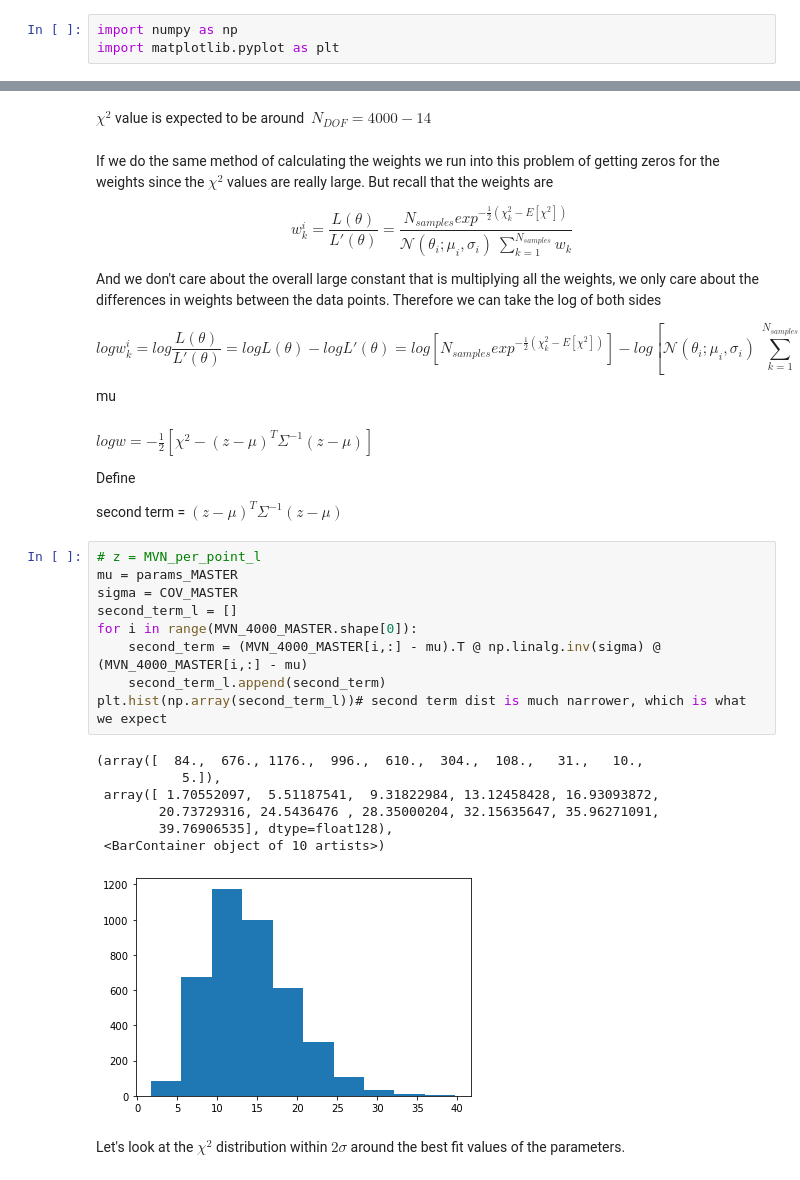
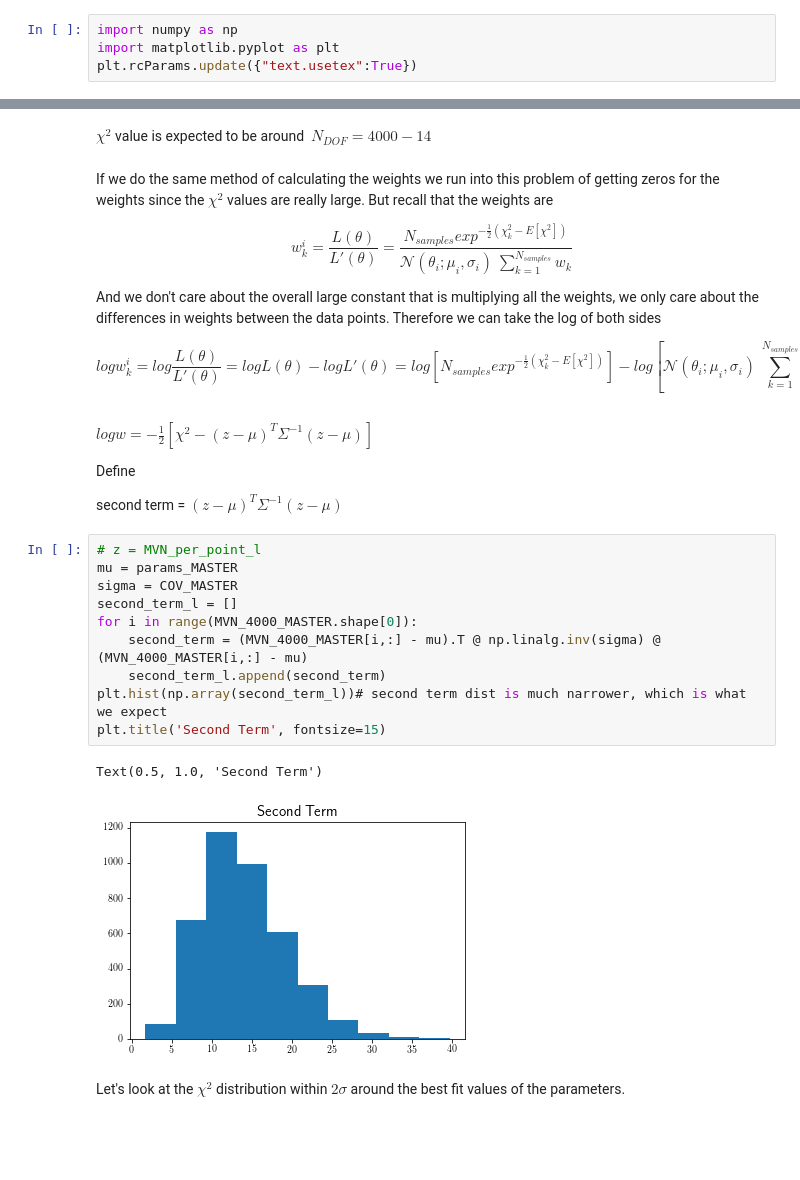
Before and after one commit to AliAlkadhim/PDF_Uncertainty, a Jupyter notebook: master_version/local/ALL_DATA_25k/Reweighting_2.ipynb, the cells around one changed output, grey strips where cells are left out. Saved outputs shown, nothing was run; the diff lists cells and outputs as text; blank space fills up the shorter version.

```diff
--- a/master_version/local/ALL_DATA_25k/Reweighting_2.ipynb
+++ b/master_version/local/ALL_DATA_25k/Reweighting_2.ipynb
@@ -1,6 +1,7 @@
 # %%
 import numpy as np
 import matplotlib.pyplot as plt
+plt.rcParams.update({"text.usetex":True})
 # %%
 MVN_4000_MASTER = np.load('/home/ali/Desktop/Pulled_Github_Repositories/NNPDF_Uncertainty/master_version/samples/MVN_4000_MASTER.npy')
 MVN_4000_MASTER, MVN_4000_MASTER.shape
@@ -119,7 +122,7 @@ $$w_k^i = \frac{L(\theta)}{L'(\theta)} = \frac{N_{samples} exp^{-\frac{1}{2} (\c
 
 And we don't care about the overall large constant that is multiplying all the weights, we only care about the differences in weights between the data points. Therefore we can take the log of both sides
 
-$$log w_k^i = log \frac{L(\theta)}{L'(\theta)} = log L(\theta) - log L'(\theta) = log [N_{samples} exp^{-\frac{1}{2} (\chi_k ^2 - E[\chi^2])} ] - log[ \mathcal{N}(\theta_i;\mu_i, \sigma_i) \ \sum_{k=1}^{N_{samples}} w_k] \ \ \ \ \ \ (1)$$mu
+$$log w_k^i = log \frac{L(\theta)}{L'(\theta)} = log L(\theta) - log L'(\theta) = log [N_{samples} exp^{-\frac{1}{2} (\chi_k ^2 - E[\chi^2])} ] - log[ \mathcal{N}(\theta_i;\mu_i, \sigma_i) \ \sum_{k=1}^{N_{samples}} w_k] \ \ \ \ \ \ (1)$$
 # %% [markdown]
 $log w = -\frac{1}{2} [\chi^2 - (z-\mu)^{T} \Sigma^{-1}(z-\mu) ]$
 
@@ -129,20 +132,16 @@ second term = $(z-\mu)^{T} \Sigma^{-1}(z-\mu)$
 # %%
 # z = MVN_per_point_l
 mu = params_MASTER
 sigma = COV_MASTER
 second_term_l = []
 for i in range(MVN_4000_MASTER.shape[0]):
     second_term = (MVN_4000_MASTER[i,:] - mu).T @ np.linalg.inv(sigma) @ (MVN_4000_MASTER[i,:] - mu)
     second_term_l.append(second_term)
 plt.hist(np.array(second_term_l))# second term dist is much narrower, which is what we expect
+plt.title('Second Term', fontsize=15)
 # %% [output]
-(array([  84.,  676., 1176.,  996.,  610.,  304.,  108.,   31.,   10.,
-           5.]),
- array([ 1.70552097,  5.51187541,  9.31822984, 13.12458428, 16.93093872,
-        20.73729316, 24.5436476 , 28.35000204, 32.15635647, 35.96271091,
-        39.76906535], dtype=float128),
- <BarContainer object of 10 artists>)
+Text(0.5, 1.0, 'Second Term')
-[figure, old version]
+[figure, new version]
 # %% [markdown]
 Let's look at the $\chi^2$ distribution within $2\sigma$ around the best fit  values of the parameters.
 # %%
```
Also changed, not shown: parts of 8 cells of this notebook, 1 other file.
